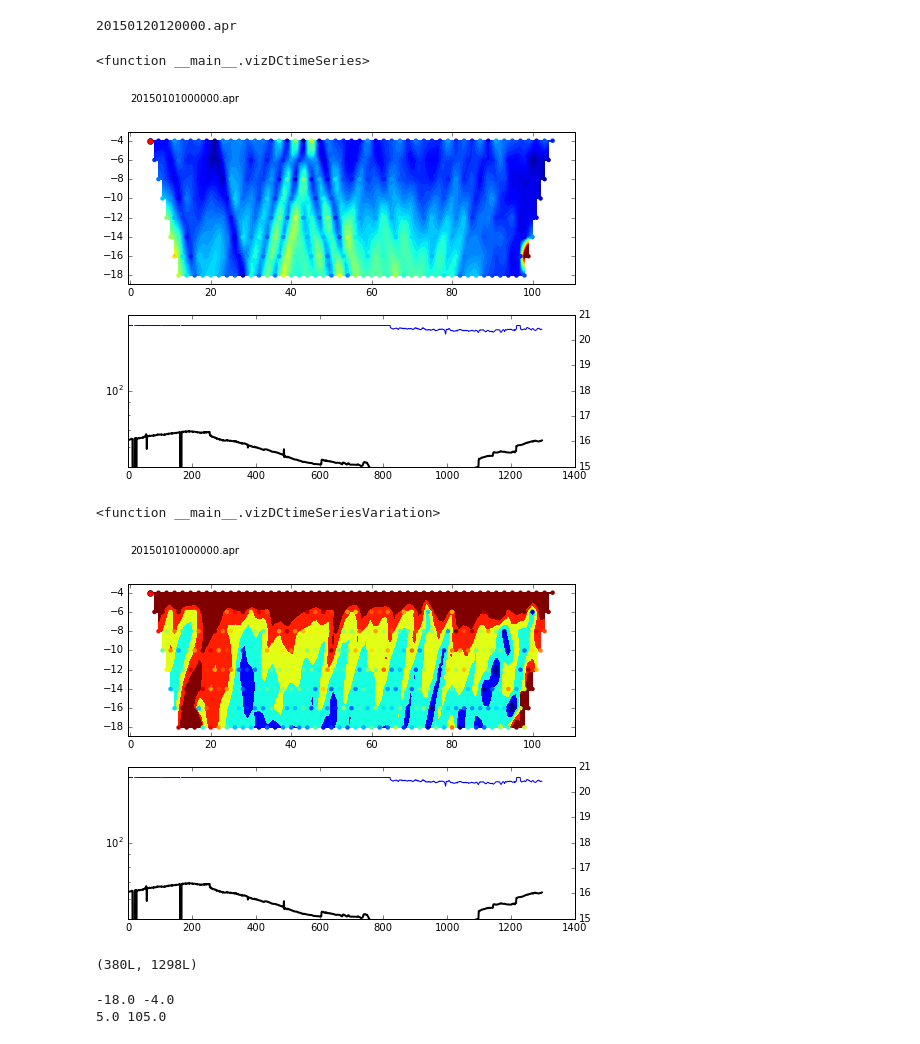
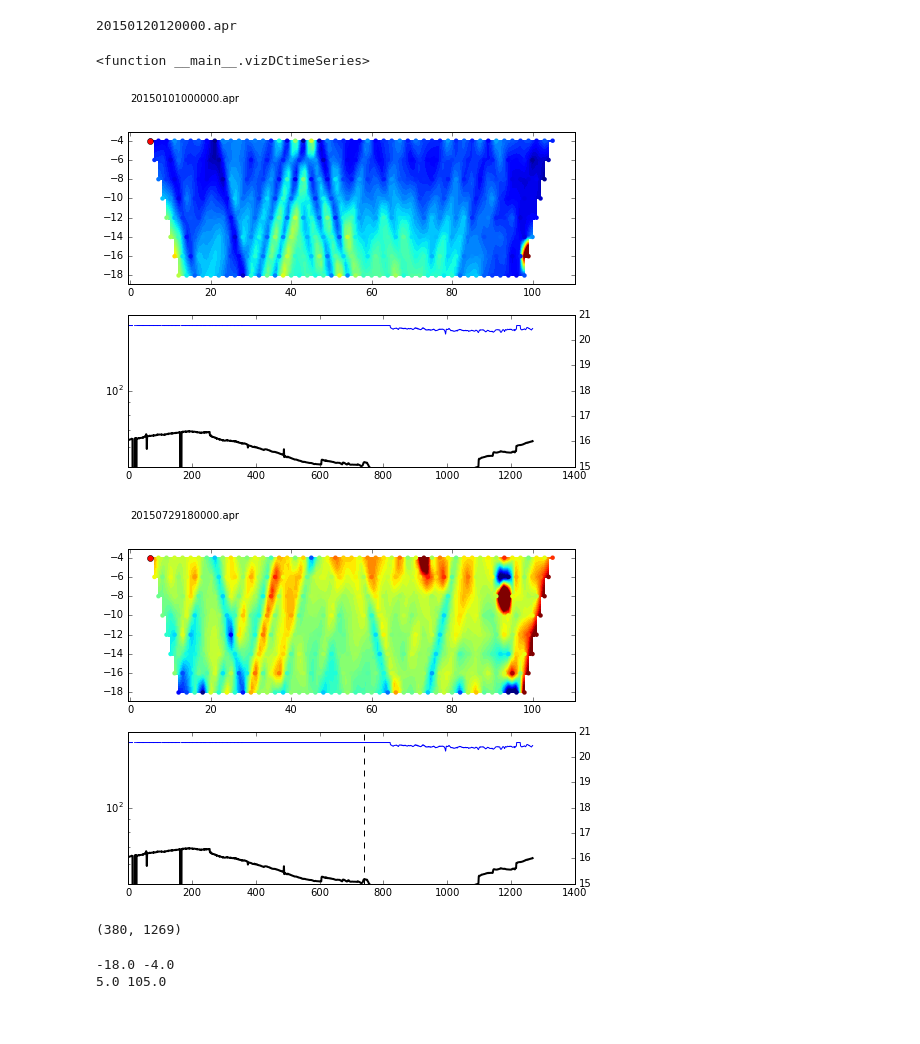
Before and after one commit to sgkang/DamGeophysics, a Jupyter notebook: notebook/ReadFiles_all data.ipynb, the cells around one changed output. Saved outputs shown, nothing was run; the diff lists cells and outputs as text; code cells hidden in the pictures.

```diff
--- a/notebook/ReadFiles_all data.ipynb
+++ b/notebook/ReadFiles_all data.ipynb
@@ -17,6 +13,6 @@ WindowsError: [Error 3] : '../data/ChungCheonDC/'
 # %%
 fname_temp = fnames[0]
-dat_temp,height_temp = readReservoirDC_all(fname_temp)
+dat_temp,height_temp, ID = readReservoirDC_all(directory+fname_temp)
 # %%
 ntimes = len(fnames)
 DATA = np.zeros((dat_temp.shape[0], ntimes))*np.nan
@@ -28,9 +24,12 @@ DATA.shape
 # %%
+fnamesactive = []
 for i, fname in enumerate(fnames):
-    dat_temp,height_temp = readReservoirDC_all(fname)
+    dat_temp,height_temp, ID = readReservoirDC_all(directory+fname)
     if dat_temp.shape[0] == 380:
         DATA[:,i] = dat_temp[:,-1]
         height[i] = height_temp[0]
+#         print fname
+        fnamesactive.append(fname)
     else:
         print fname
 # %% [output]
@@ -113,7 +112,7 @@ interact(vizDCtimeSeries, idatum=IntSlider(min=0, max=300, step=10, value=0),
         itime=IntSlider(min=0, max=DATA.shape[1]-1, step=100, value=0))
 # %% [output]
 <function __main__.vizDCtimeSeries>
-[figure, old version]
+[figure, new version]
 # %%
 def vizDCtimeSeriesVariation(idatum, itime):
 #     idatum = 0
@@ -143,14 +142,13 @@ def vizDCtimeSeriesVariation(idatum, itime):
     ax1.text(0,0, fnames[itime])
 # %%
 interact(vizDCtimeSeriesVariation, idatum=IntSlider(min=0, max=300, step=1, value=0),
-        itime=IntSlider(min=0, max=DATA.shape[1]-1, step=4, value=0))
+        itime=IntSlider(min=0, max=DATA.shape[1]-1, step=20, value=0))
 # %% [output]
-<function __main__.vizDCtimeSeriesVariation>
-[figure, old version]
+[figure, new version]
 # %%
 DATA.shape
 # %% [output]
-(380L, 1298L)
+(380, 1269)
 # %%
 x = np.linspace(mid.min(), mid.max(), 100)
 z = np.linspace(dz.min(), dz.max(), 40)
```
Also changed, not shown: parts of 24 cells of this notebook, 8 other files.
